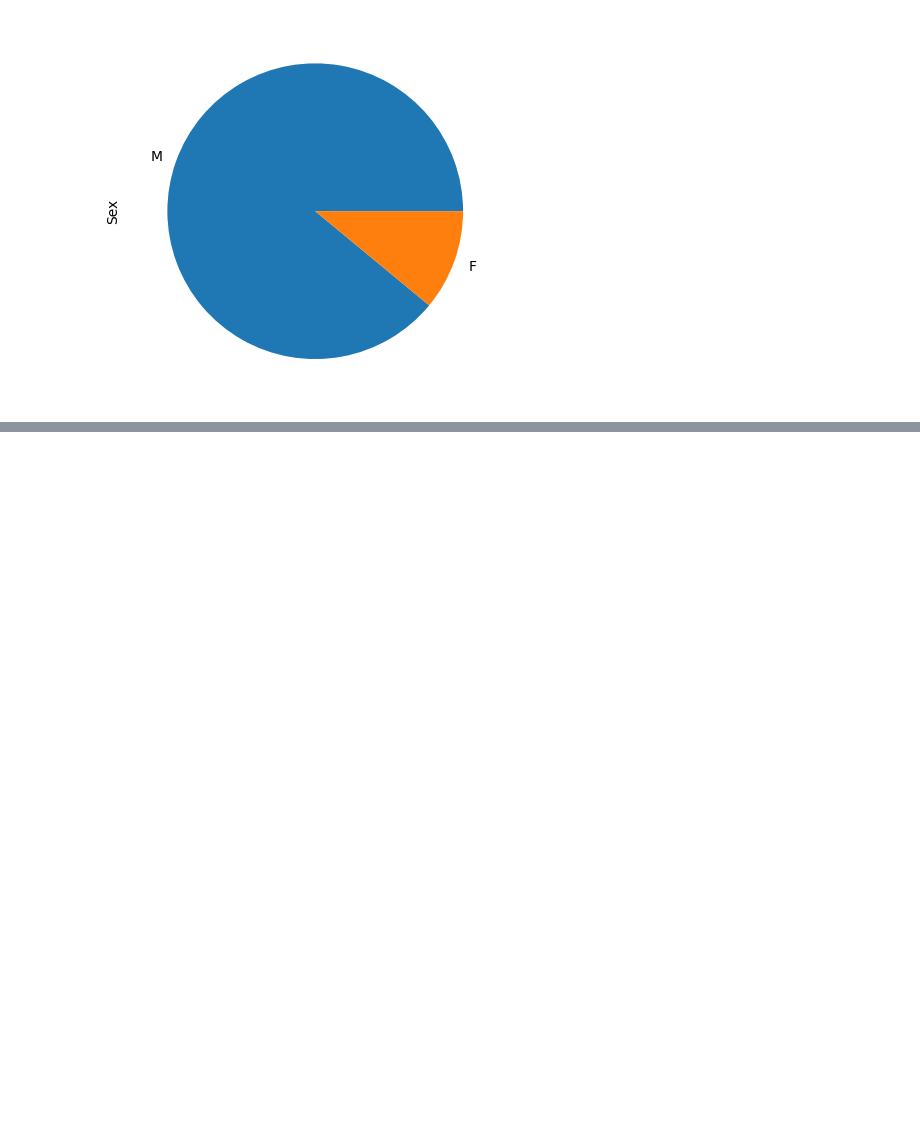
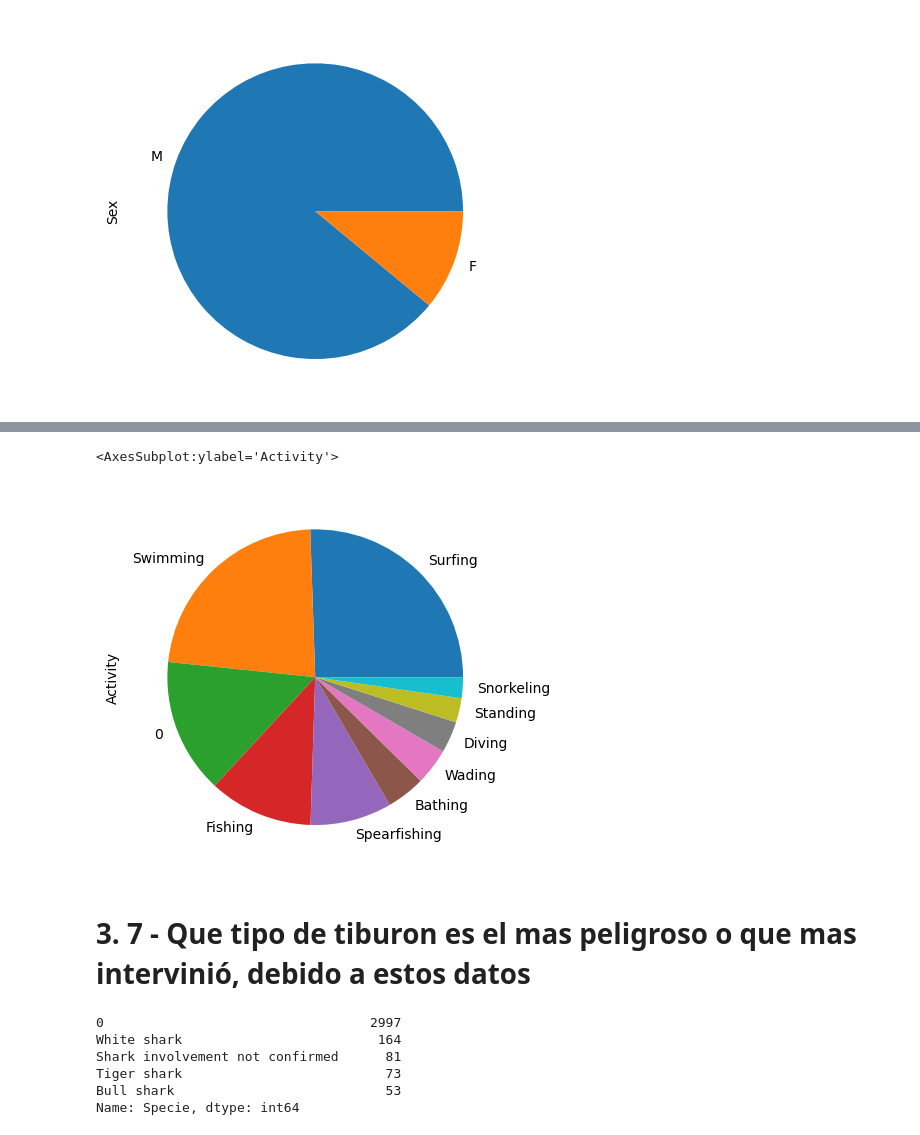
Before and after one commit to JesusGuardiaRamirez/Proyecto_Sharks-DataCleaning, a Jupyter notebook: ULTIMO SHARK.ipynb, the cells around one changed output, grey strips where cells are left out. Drawn from its saved outputs; the diff is of its cells as text; code cells hidden in the pictures; blank space fills up the shorter version.

```diff
--- a/ULTIMO SHARK.ipynb
+++ b/ULTIMO SHARK.ipynb
@@ -296,0 +321,4 @@ S_percentage.plot.pie()
+# %%
+activity = df['Activity'].value_counts()
+activity_percentage = activity.head(10) / len(df) *100
+activity_percentage
@@ -296,0 +337,18 @@ S_percentage.plot.pie()
+# %%
+activity_percentage.plot.pie()
+# %% [output]
+<AxesSubplot:ylabel='Activity'>
+[figure, added]
+# %% [markdown]
+# 3. 7 - Que tipo de tiburon es el mas peligroso o que mas intervinió, debido a estos datos
+# %%
+Type_of_Shark = df['Specie'].value_counts()
+Top_Shark_Species = Type_of_Shark.head(5)
+Top_Shark_Species
+# %% [output]
+0                                  2997
+White shark                         164
+Shark involvement not confirmed      81
+Tiger shark                          73
+Bull shark                           53
+Name: Specie, dtype: int64
```
Also changed, not shown: parts of 11 cells of this notebook, 2 other files.
